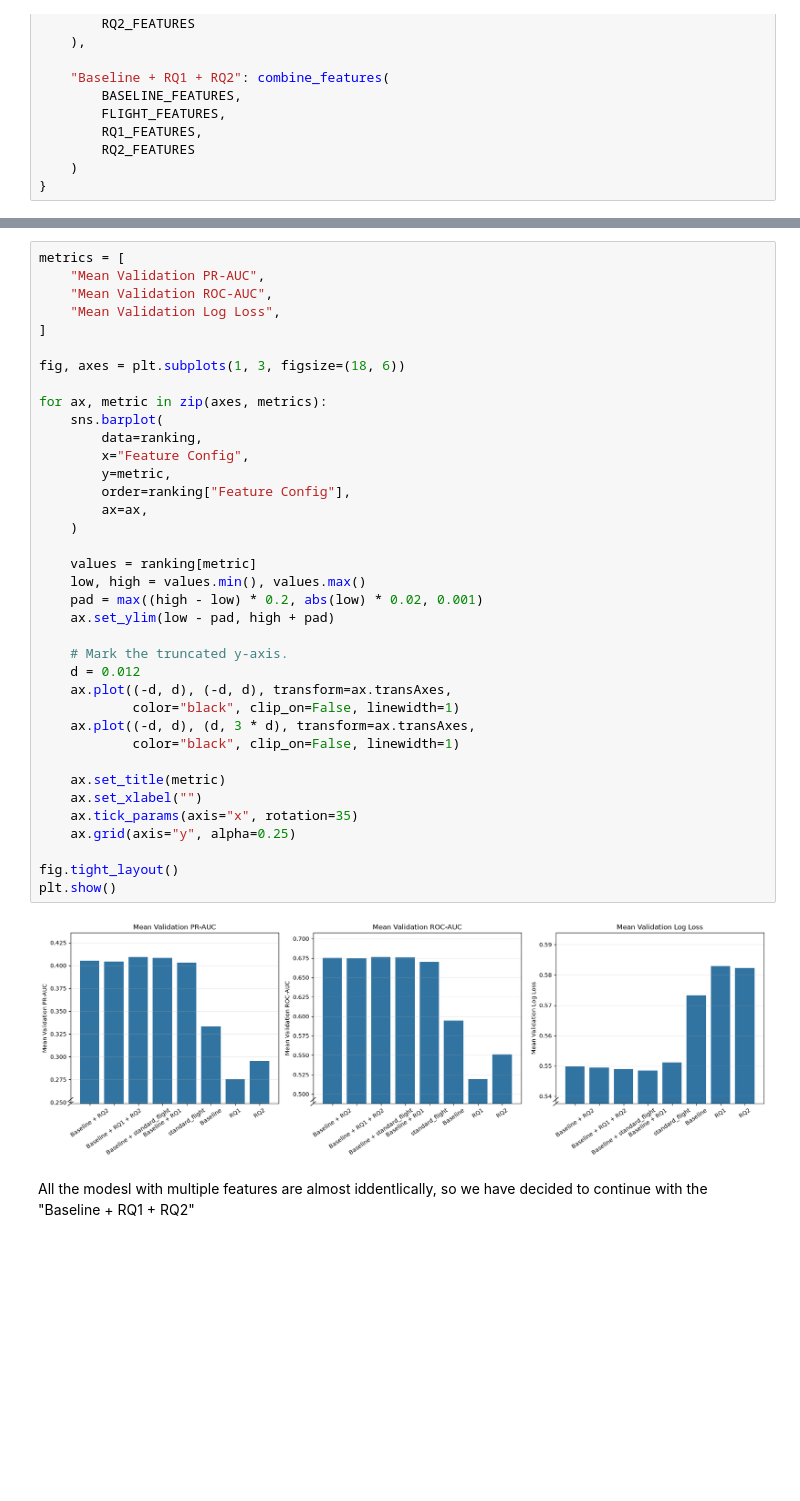
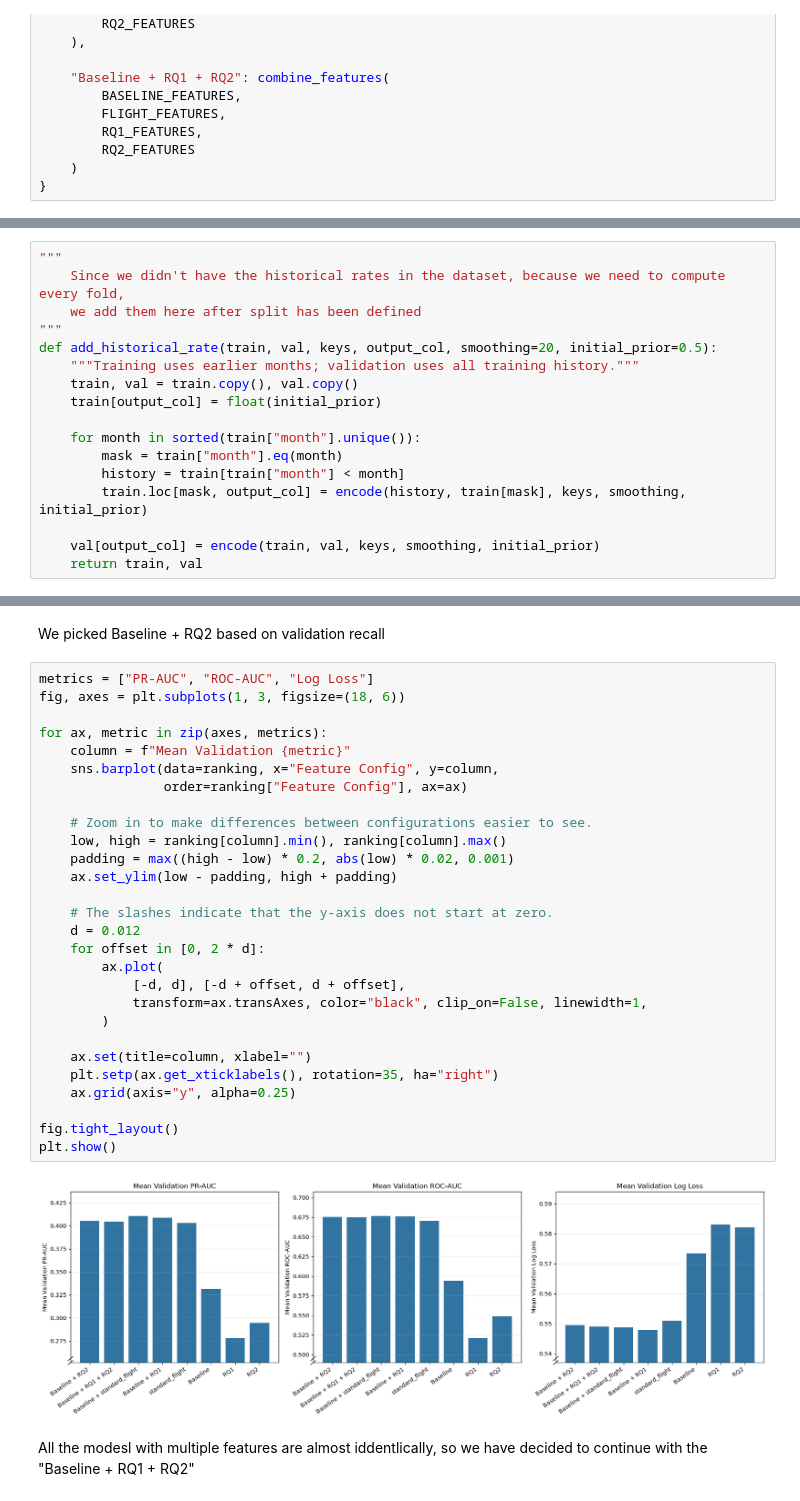
Before and after one commit to Smaash7/ComputationalToolsForDS, a Jupyter notebook: notebooks/04b_predicting_delays.ipynb, the cells around one changed output, grey strips where cells are left out. Drawn from its saved outputs; the diff is of its cells as text; blank space fills up the shorter version.

```diff
--- a/notebooks/04b_predicting_delays.ipynb
+++ b/notebooks/04b_predicting_delays.ipynb
@@ -249,0 +323,17 @@ Each configuration is fitted from scratch twice:
+# %%
+"""
+    Since we didn't have the historical rates in the dataset, because we need to compute every fold,
+    we add them here after split has been defined
+"""
+def add_historical_rate(train, val, keys, output_col, smoothing=20, initial_prior=0.5):
+    """Training uses earlier months; validation uses all training history."""
+    train, val = train.copy(), val.copy()
+    train[output_col] = float(initial_prior)
+
+    for month in sorted(train["month"].unique()):
+        mask = train["month"].eq(month)
+        history = train[train["month"] < month]
+        train.loc[mask, output_col] = encode(history, train[mask], keys, smoothing, initial_prior)
+
+    val[output_col] = encode(train, val, keys, smoothing, initial_prior)
+    return train, val
@@ -565,42 +610,35 @@ plt.show()
+# %% [markdown]
+We picked Baseline + RQ2 based on validation recall
 # %%
-metrics = [
-    "Mean Validation PR-AUC",
-    "Mean Validation ROC-AUC",
-    "Mean Validation Log Loss",
-]
-
+metrics = ["PR-AUC", "ROC-AUC", "Log Loss"]
 fig, axes = plt.subplots(1, 3, figsize=(18, 6))
 
 for ax, metric in zip(axes, metrics):
-    sns.barplot(
-        data=ranking,
-        x="Feature Config",
-        y=metric,
-        order=ranking["Feature Config"],
-        ax=ax,
-    )
+    column = f"Mean Validation {metric}"
+    sns.barplot(data=ranking, x="Feature Config", y=column,
+                order=ranking["Feature Config"], ax=ax)
 
-    values = ranking[metric]
-    low, high = values.min(), values.max()
-    pad = max((high - low) * 0.2, abs(low) * 0.02, 0.001)
-    ax.set_ylim(low - pad, high + pad)
+    # Zoom in to make differences between configurations easier to see.
+    low, high = ranking[column].min(), ranking[column].max()
+    padding = max((high - low) * 0.2, abs(low) * 0.02, 0.001)
+    ax.set_ylim(low - padding, high + padding)
 
-    # Mark the truncated y-axis.
+    # The slashes indicate that the y-axis does not start at zero.
     d = 0.012
-    ax.plot((-d, d), (-d, d), transform=ax.transAxes,
-            color="black", clip_on=False, linewidth=1)
-    ax.plot((-d, d), (d, 3 * d), transform=ax.transAxes,
-            color="black", clip_on=False, linewidth=1)
+    for offset in [0, 2 * d]:
+        ax.plot(
+            [-d, d], [-d + offset, d + offset],
+            transform=ax.transAxes, color="black", clip_on=False, linewidth=1,
+        )
 
-    ax.set_title(metric)
-    ax.set_xlabel("")
-    ax.tick_params(axis="x", rotation=35)
+    ax.set(title=column, xlabel="")
+    plt.setp(ax.get_xticklabels(), rotation=35, ha="right")
     ax.grid(axis="y", alpha=0.25)
 
 fig.tight_layout()
 plt.show()
 # %% [output]
-[figure, old version]
+[figure, new version]
 # %% [markdown]
 All the modesl with multiple features are almost iddentlically, so we have decided to continue with the "Baseline + RQ1 + RQ2"
 # %%
```
Also changed, not shown: parts of 54 cells of this notebook, 11 other files.
